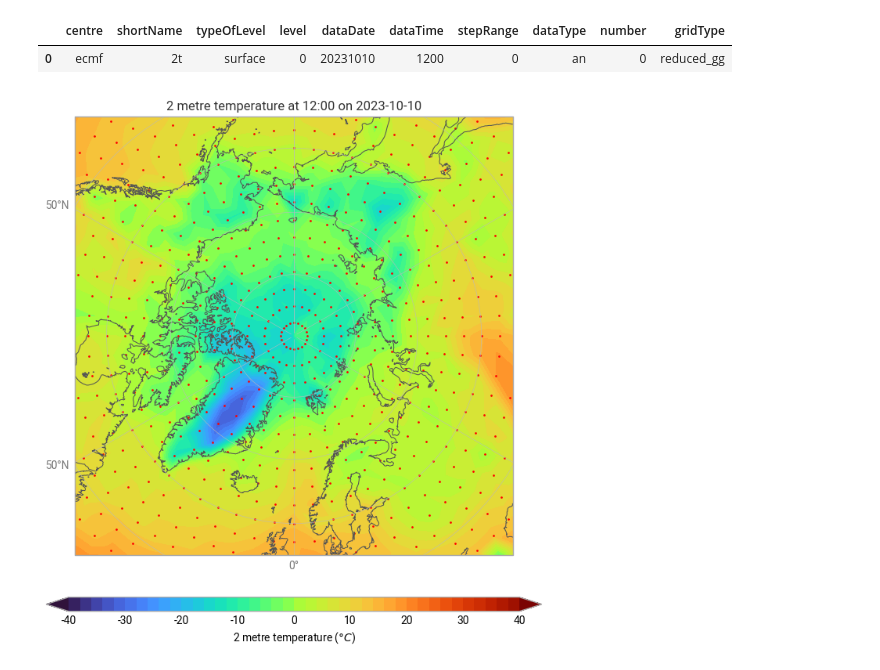
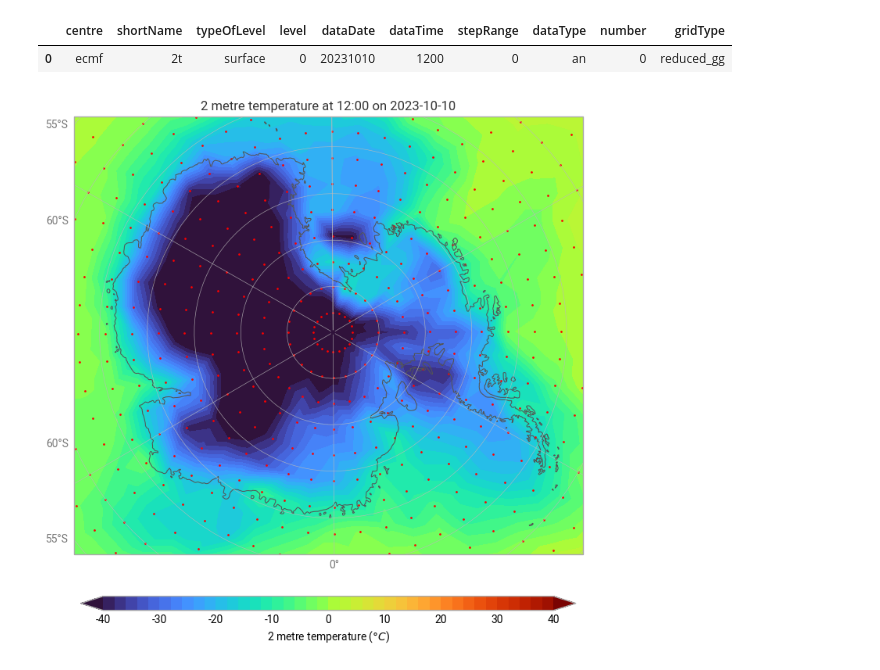
Before and after one commit to ecmwf/earthkit-plots, a Jupyter notebook: docs/examples/gallery/grid-types/reduced-gg-interpolated.ipynb, the cells around one changed output. Cells and saved outputs as stored; diff of their text form; code cells hidden in the pictures.

```diff
--- a/docs/examples/gallery/grid-types/reduced-gg-interpolated.ipynb
+++ b/docs/examples/gallery/grid-types/reduced-gg-interpolated.ipynb
@@ -14,17 +14,17 @@ data.ls()
 |  | centre | shortName | typeOfLevel | level | dataDate | dataTime | stepRange | dataType | number | gridType |
 | 0 | ecmf | 2t | surface | 0 | 20231010 | 1200 | 0 | an | 0 | reduced_gg |
 # %%
-chart = earthkit.plots.Map(domain="Arctic")
+chart = earthkit.plots.Map(domain="Antarctica")
 
 chart.contourf(data, units="celsius", auto_style=True)
 chart.grid_points(data)
 
 chart.title()
 chart.legend()
 
 chart.coastlines()
 chart.gridlines()
 
 chart.show()
 # %% [output]
-[figure, old version]
+[figure, new version]
```
Also changed, not shown: 2 other files.
